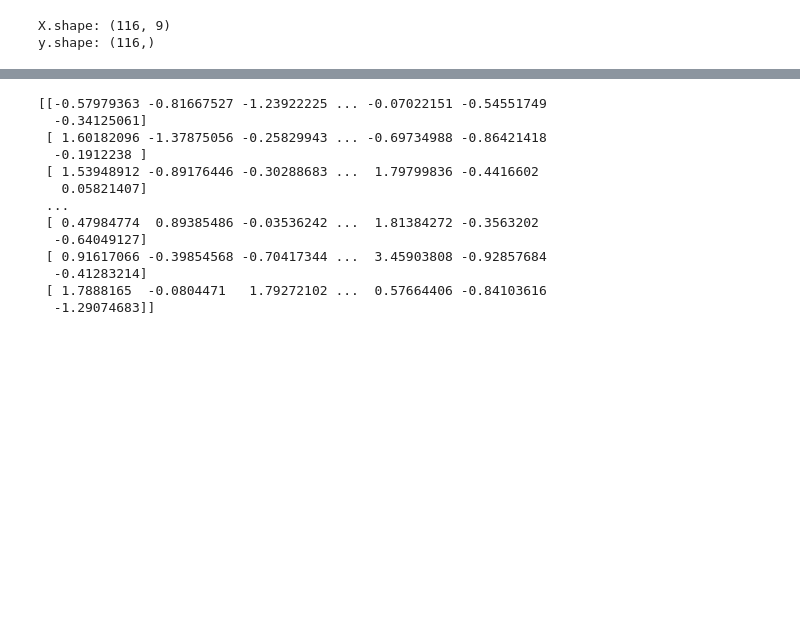
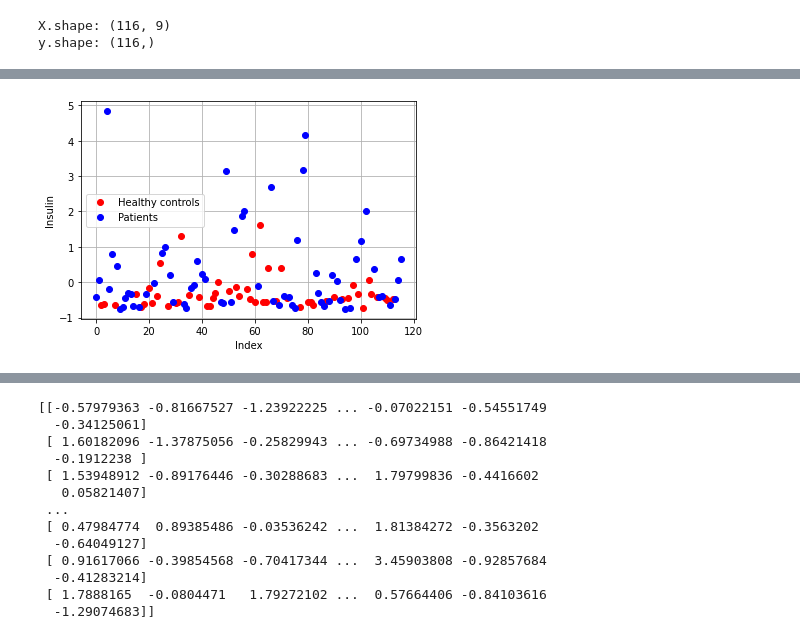
Before and after one commit to zahrasalarian/Artificial-Intelligence-in-Medicine-Projects, a Jupyter notebook: p1/main.ipynb, the cells around one changed output, grey strips where cells are left out. Saved outputs shown, nothing was run; the diff lists cells and outputs as text; code cells hidden in the pictures; blank space fills up the shorter version.

```diff
--- a/p1/main.ipynb
+++ b/p1/main.ipynb
@@ -36,0 +30,4 @@ for column in df:
+# %%
+draw_one_f_plot(3)
+# %% [output]
+[figure, added]
```
Also changed, not shown: parts of 9 cells of this notebook.
